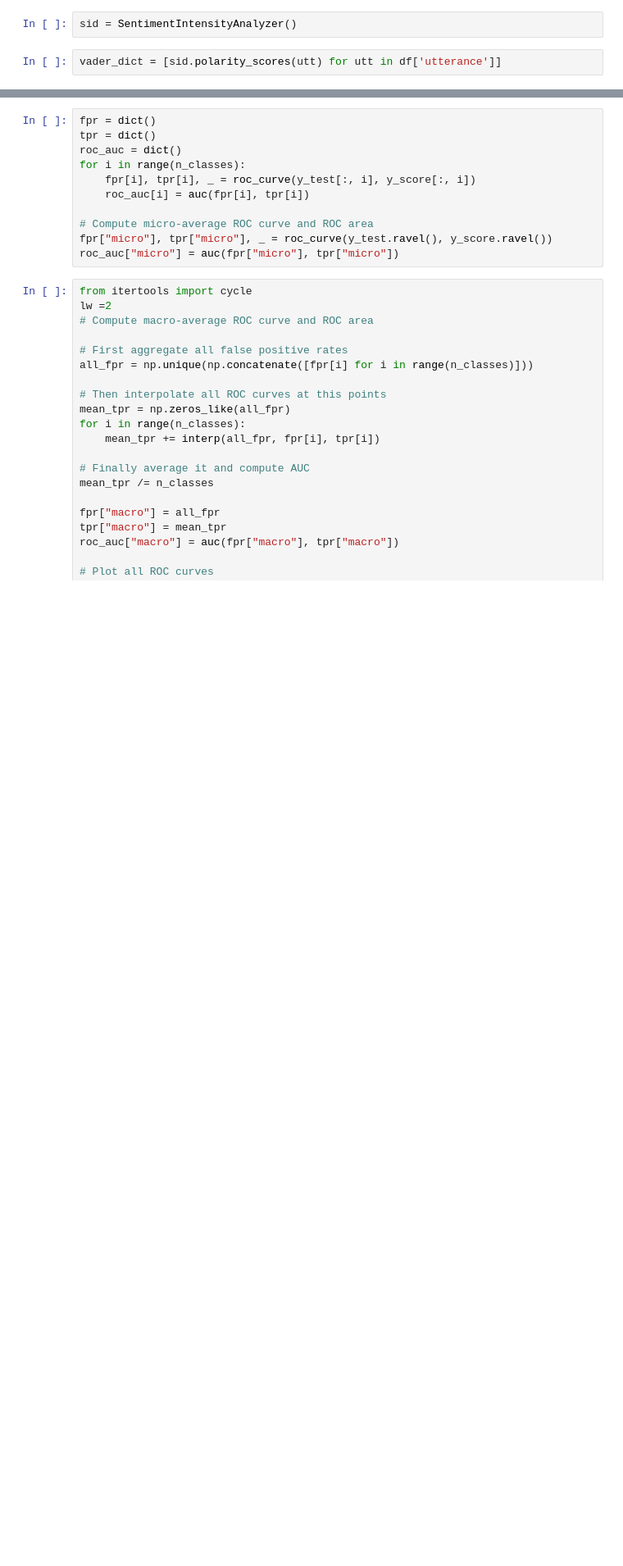
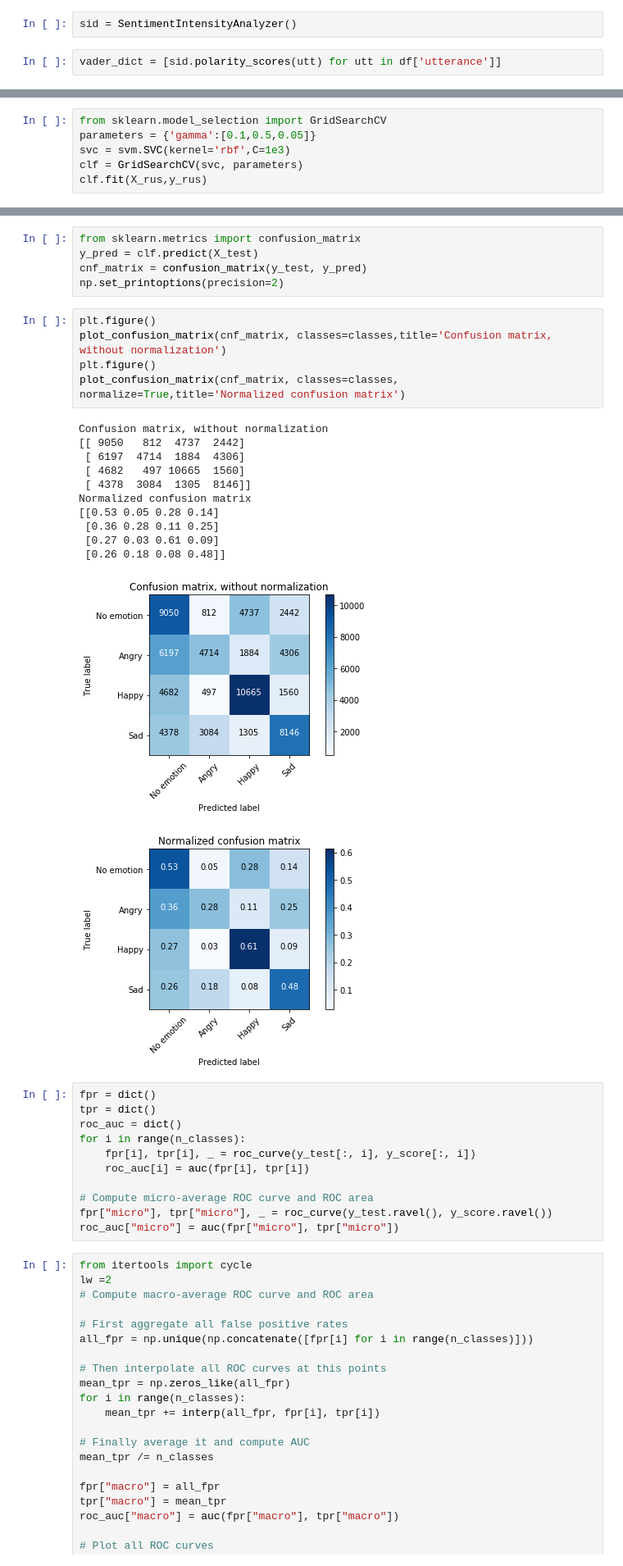
Before and after one commit to SaulAryehKohn/robo-recall, a Jupyter notebook: notebooks/Classify_emotion_per_sentence.ipynb, the cells around one changed output, grey strips where cells are left out. Shown at 82% size. Saved outputs shown, nothing was run; the diff lists cells and outputs as text; blank space fills up the shorter version.

```diff
--- a/notebooks/Classify_emotion_per_sentence.ipynb
+++ b/notebooks/Classify_emotion_per_sentence.ipynb
@@ -158,0 +207,6 @@ y_score = classifier.fit(X_train, y_train).decision_function(X_test)
+# %%
+from sklearn.model_selection import GridSearchCV
+parameters = {'gamma':[0.1,0.5,0.05]}
+svc = svm.SVC(kernel='rbf',C=1e3)
+clf = GridSearchCV(svc, parameters)
+clf.fit(X_rus,y_rus)
@@ -159,3 +226,26 @@ y_score = classifier.fit(X_train, y_train).decision_function(X_test)
+# %%
+from sklearn.metrics import confusion_matrix
+y_pred = clf.predict(X_test)
+cnf_matrix = confusion_matrix(y_test, y_pred)
+np.set_printoptions(precision=2)
+# %%
+plt.figure()
+plot_confusion_matrix(cnf_matrix, classes=classes,title='Confusion matrix, without normalization')
+plt.figure()
+plot_confusion_matrix(cnf_matrix, classes=classes, normalize=True,title='Normalized confusion matrix')
+# %% [output]
+Confusion matrix, without normalization
+[[ 9050   812  4737  2442]
+ [ 6197  4714  1884  4306]
+ [ 4682   497 10665  1560]
+ [ 4378  3084  1305  8146]]
+Normalized confusion matrix
+[[0.53 0.05 0.28 0.14]
+ [0.36 0.28 0.11 0.25]
+ [0.27 0.03 0.61 0.09]
+ [0.26 0.18 0.08 0.48]]
+[figure, added]
+[figure, added]
 # %%
 fpr = dict()
 tpr = dict()
```
Also changed, not shown: parts of 11 cells of this notebook, 5 other files.
